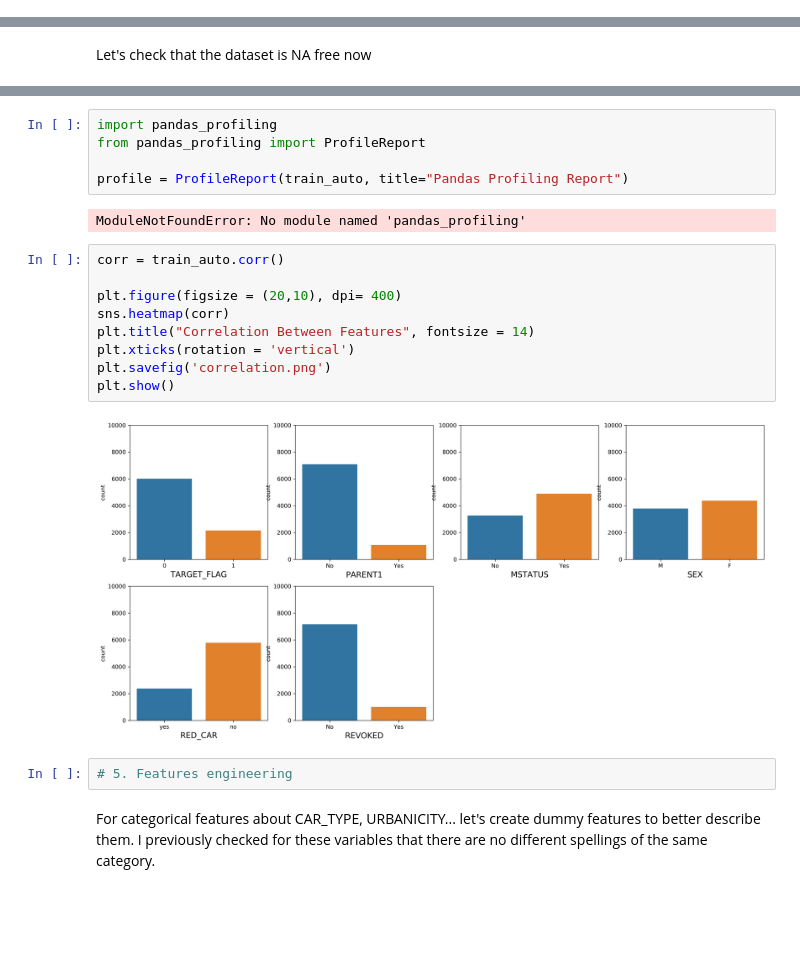
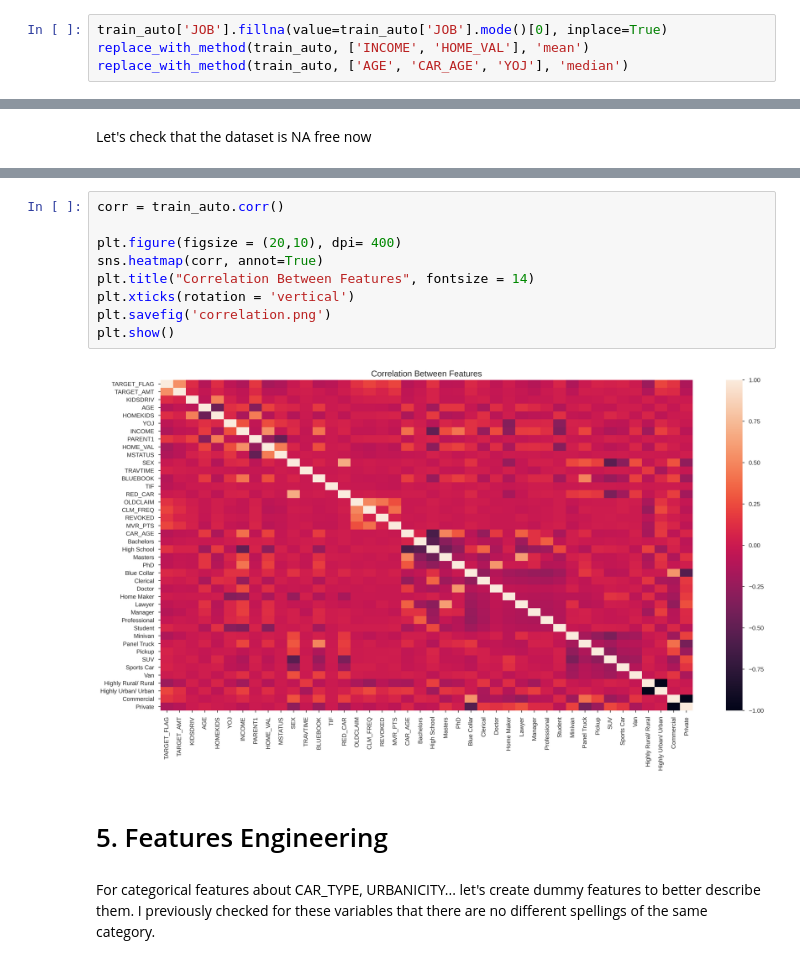
Before and after one commit to khaoulabelahsen/du_submission, a Jupyter notebook: du_submission/data_analysis.ipynb, the cells around one changed output, grey strips where cells are left out. Drawn from its saved outputs; the diff is of its cells as text; blank space fills up the shorter version.

```diff
--- a/du_submission/data_analysis.ipynb
+++ b/du_submission/data_analysis.ipynb
@@ -196,0 +172,4 @@ replace_with_method(train_auto, ['AGE', 'CAR_AGE', 'YOJ'], 'median')
+# %%
+train_auto['JOB'].fillna(value=train_auto['JOB'].mode()[0], inplace=True)
+replace_with_method(train_auto, ['INCOME', 'HOME_VAL'], 'mean')
+replace_with_method(train_auto, ['AGE', 'CAR_AGE', 'YOJ'], 'median')
@@ -278,23 +239,16 @@ You should consider upgrading via the 'C:\Users\Asus\.julia\conda\3\python.exe -
-# %%
-import pandas_profiling
-from pandas_profiling import ProfileReport
-
-profile = ProfileReport(train_auto, title="Pandas Profiling Report")
-# %% [output]
-ModuleNotFoundError: No module named 'pandas_profiling'
 # %%
 corr = train_auto.corr()
 
 plt.figure(figsize = (20,10), dpi= 400)
-sns.heatmap(corr)
+sns.heatmap(corr, annot=True)
 plt.title("Correlation Between Features", fontsize = 14)
 plt.xticks(rotation = 'vertical')
 plt.savefig('correlation.png')
 plt.show()
 # %% [output]
-[figure, old version]
+[figure, new version]
-# %%
-# 5. Features engineering
+# %% [markdown]
+# 5. Features Engineering
 # %% [markdown]
 For categorical features about CAR_TYPE, URBANICITY... let's create dummy features to better describe them. I previously checked for these variables that there are no different spellings of the same category.
 # %%
```
Also changed, not shown: parts of 93 cells of this notebook, 11 other files.
